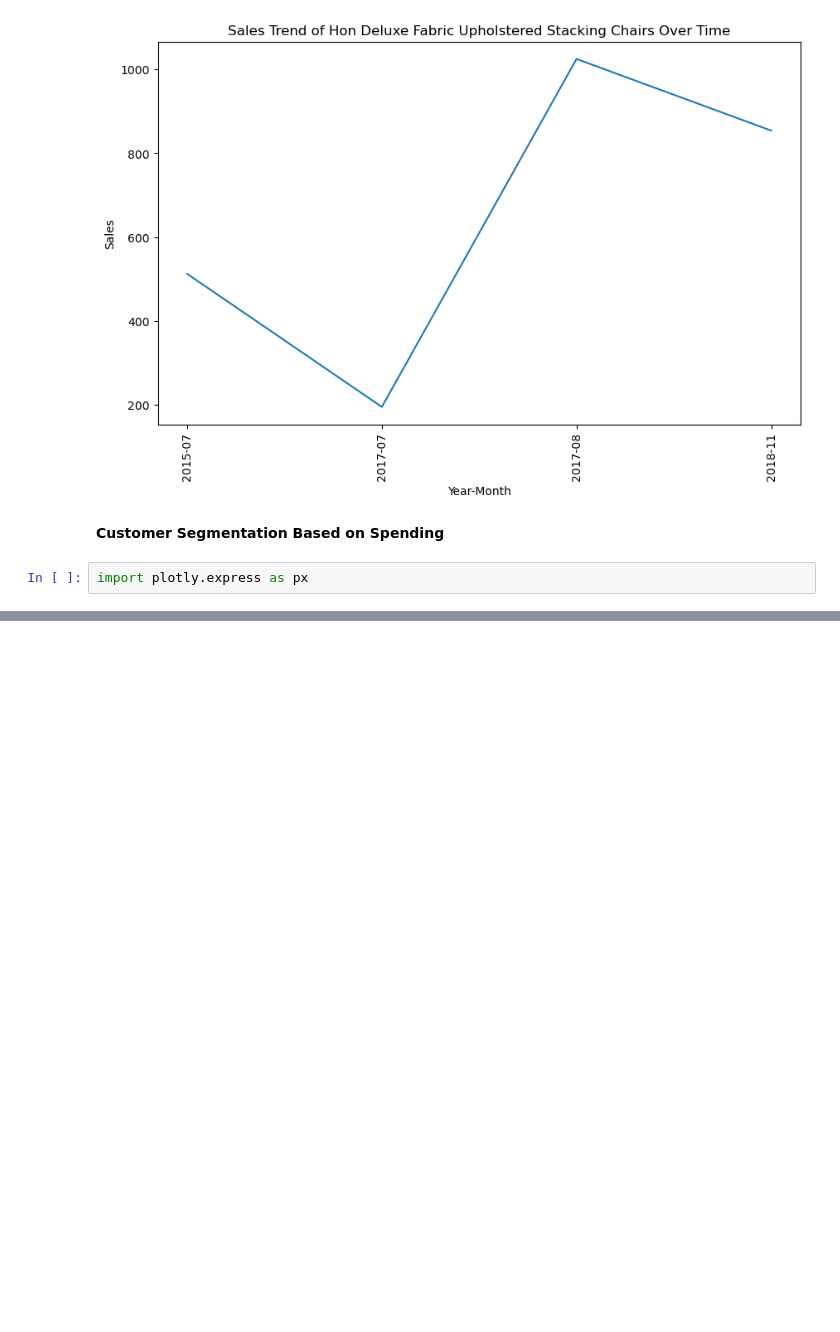
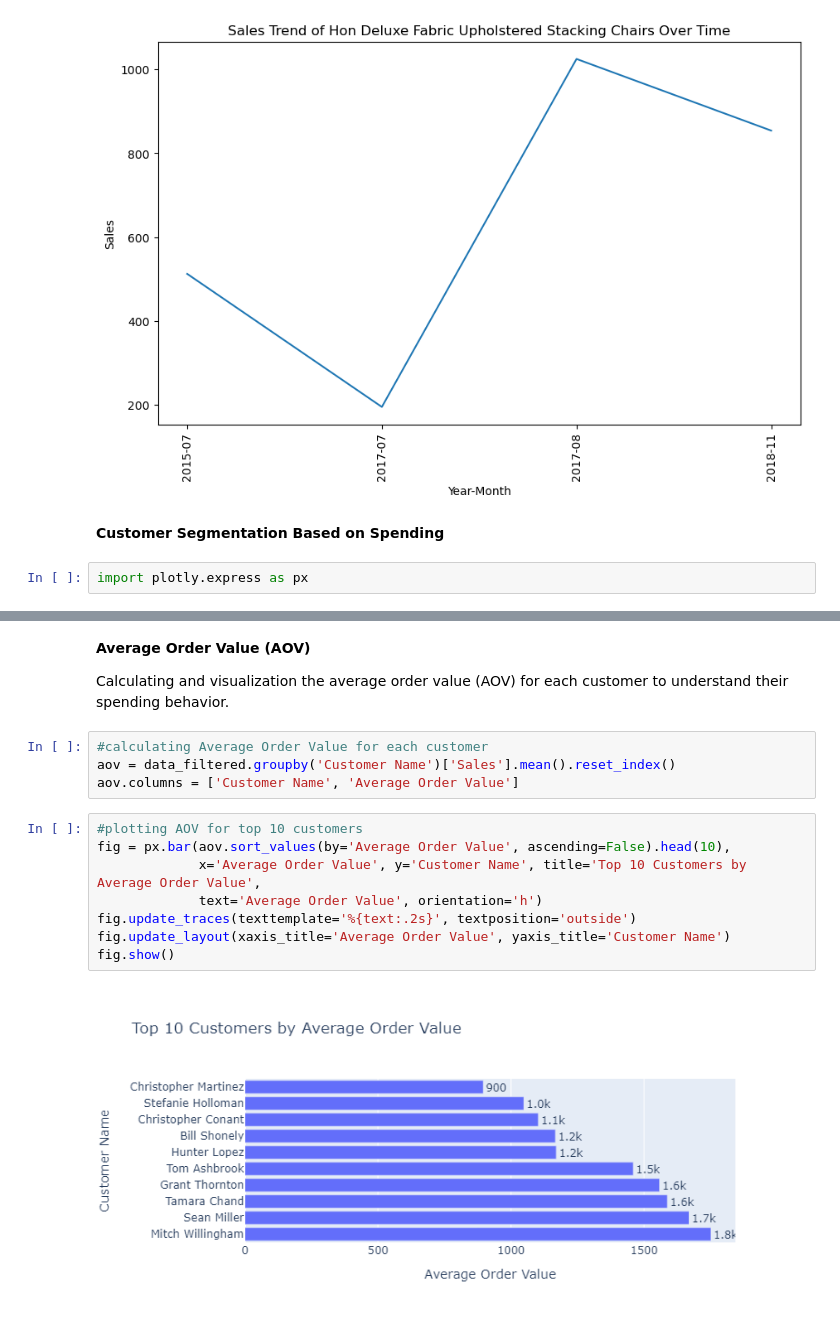
Before and after one commit to sumanshaw9/sales-insights, a Jupyter notebook: Customer-Sales-Analysis.ipynb, the cells around one changed output, grey strips where cells are left out. Cells and saved outputs as stored; diff of their text form; blank space fills up the shorter version.

```diff
--- a/Customer-Sales-Analysis.ipynb
+++ b/Customer-Sales-Analysis.ipynb
@@ -281,0 +274,18 @@ fig.show()
+# %% [markdown]
+**Average Order Value (AOV)**
+
+Calculating and visualization the average order value (AOV) for each customer to understand their spending behavior.
+# %%
+#calculating Average Order Value for each customer
+aov = data_filtered.groupby('Customer Name')['Sales'].mean().reset_index()
+aov.columns = ['Customer Name', 'Average Order Value']
+# %%
+#plotting AOV for top 10 customers
+fig = px.bar(aov.sort_values(by='Average Order Value', ascending=False).head(10),
+             x='Average Order Value', y='Customer Name', title='Top 10 Customers by Average Order Value',
+             text='Average Order Value', orientation='h')
+fig.update_traces(texttemplate='%{text:.2s}', textposition='outside')
+fig.update_layout(xaxis_title='Average Order Value', yaxis_title='Customer Name')
+fig.show()
+# %% [output]
+[figure, added]
```
Also changed, not shown: parts of 12 cells of this notebook, 6 other files.
